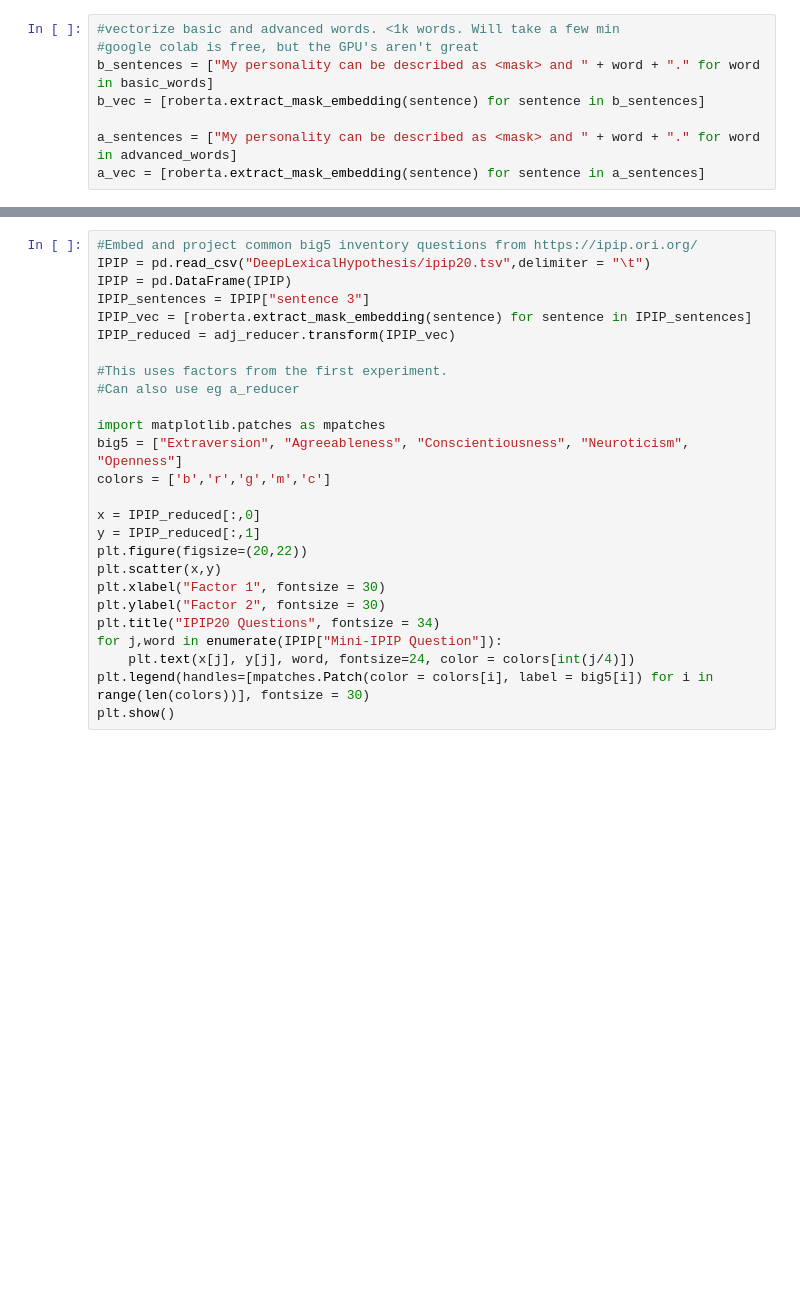
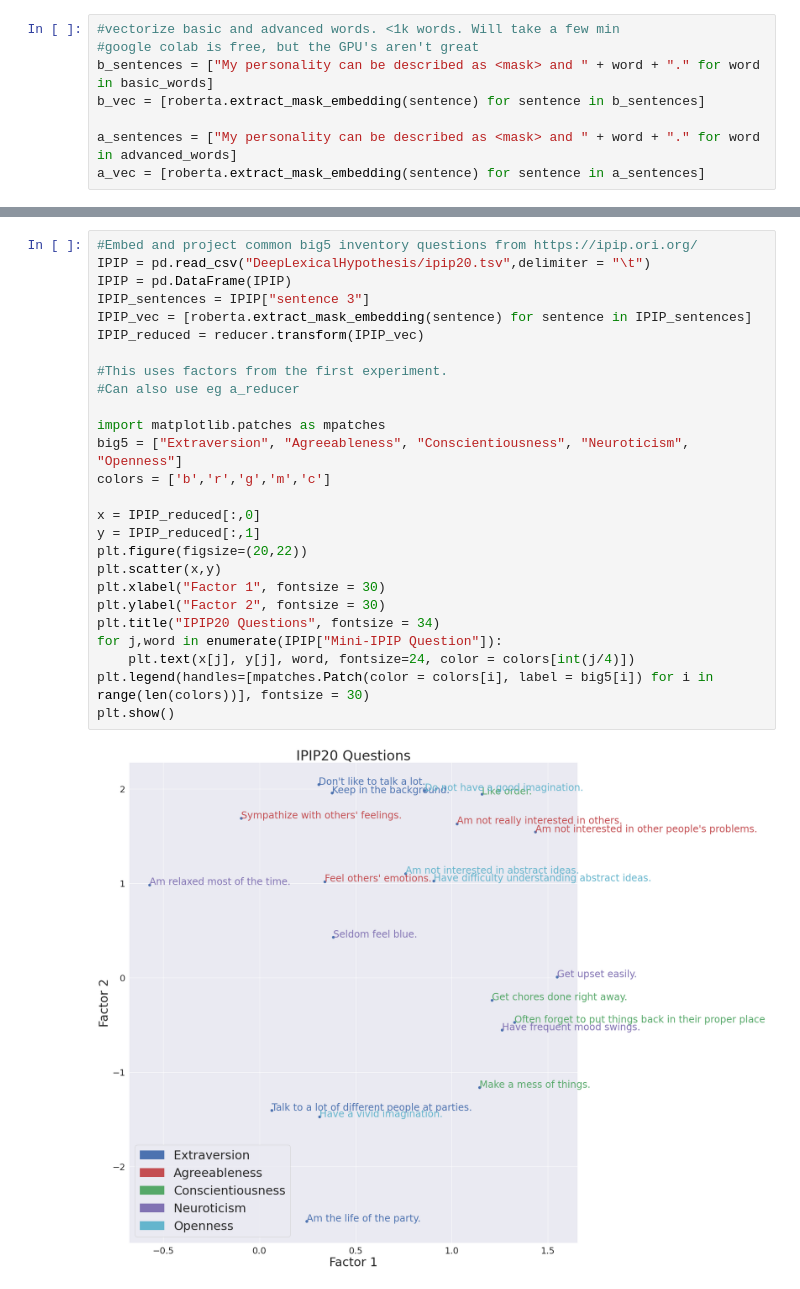
Before and after one commit to andcut/DeepLexicalHypothesis, a Jupyter notebook: DeepLexicalHypothesis.ipynb, the cells around one changed output, grey strips where cells are left out. Cells and saved outputs as stored; diff of their text form; blank space fills up the shorter version.

```diff
--- a/DeepLexicalHypothesis.ipynb
+++ b/DeepLexicalHypothesis.ipynb
@@ -238,26 +235,28 @@ plt.show()
 # %%
 #Embed and project common big5 inventory questions from https://ipip.ori.org/
 IPIP = pd.read_csv("DeepLexicalHypothesis/ipip20.tsv",delimiter = "\t")
 IPIP = pd.DataFrame(IPIP)
 IPIP_sentences = IPIP["sentence 3"]
 IPIP_vec = [roberta.extract_mask_embedding(sentence) for sentence in IPIP_sentences]
-IPIP_reduced = adj_reducer.transform(IPIP_vec)
+IPIP_reduced = reducer.transform(IPIP_vec)
 
 #This uses factors from the first experiment.
 #Can also use eg a_reducer
 
 import matplotlib.patches as mpatches
 big5 = ["Extraversion", "Agreeableness", "Conscientiousness", "Neuroticism", "Openness"]
 colors = ['b','r','g','m','c']
 
 x = IPIP_reduced[:,0]
 y = IPIP_reduced[:,1]
 plt.figure(figsize=(20,22))
 plt.scatter(x,y)
 plt.xlabel("Factor 1", fontsize = 30)
 plt.ylabel("Factor 2", fontsize = 30)
 plt.title("IPIP20 Questions", fontsize = 34)
 for j,word in enumerate(IPIP["Mini-IPIP Question"]):
     plt.text(x[j], y[j], word, fontsize=24, color = colors[int(j/4)])
 plt.legend(handles=[mpatches.Patch(color = colors[i], label = big5[i]) for i in range(len(colors))], fontsize = 30)
 plt.show()
+# %% [output]
+[figure, added]
```
Also changed, not shown: parts of 10 cells of this notebook.
